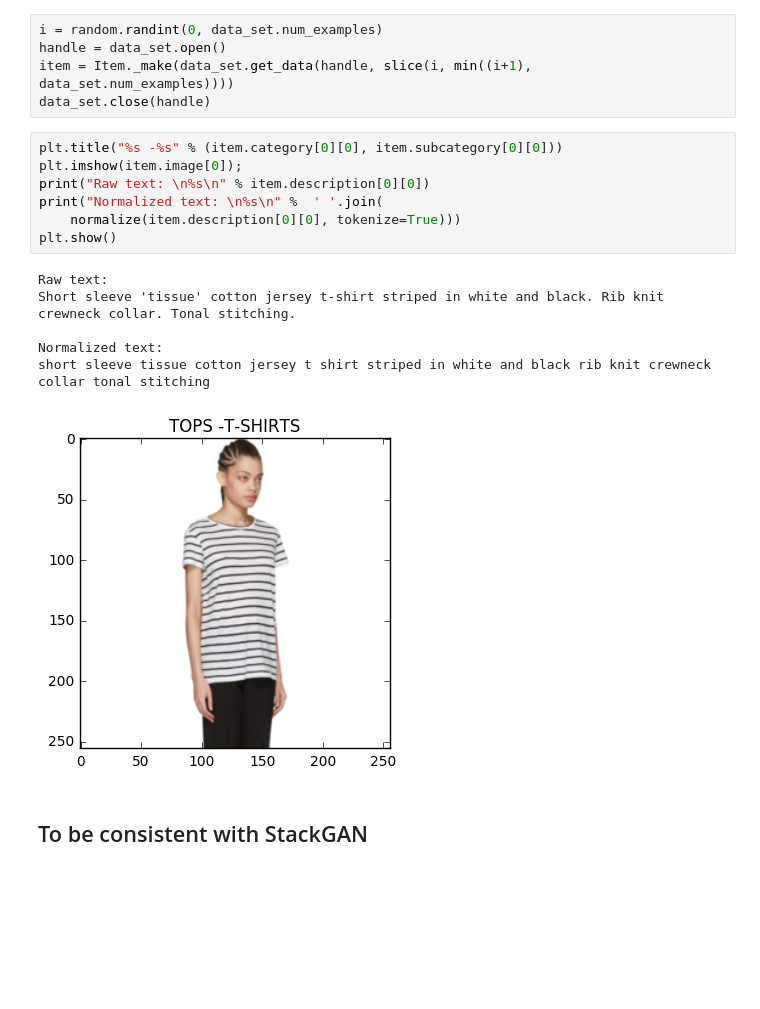
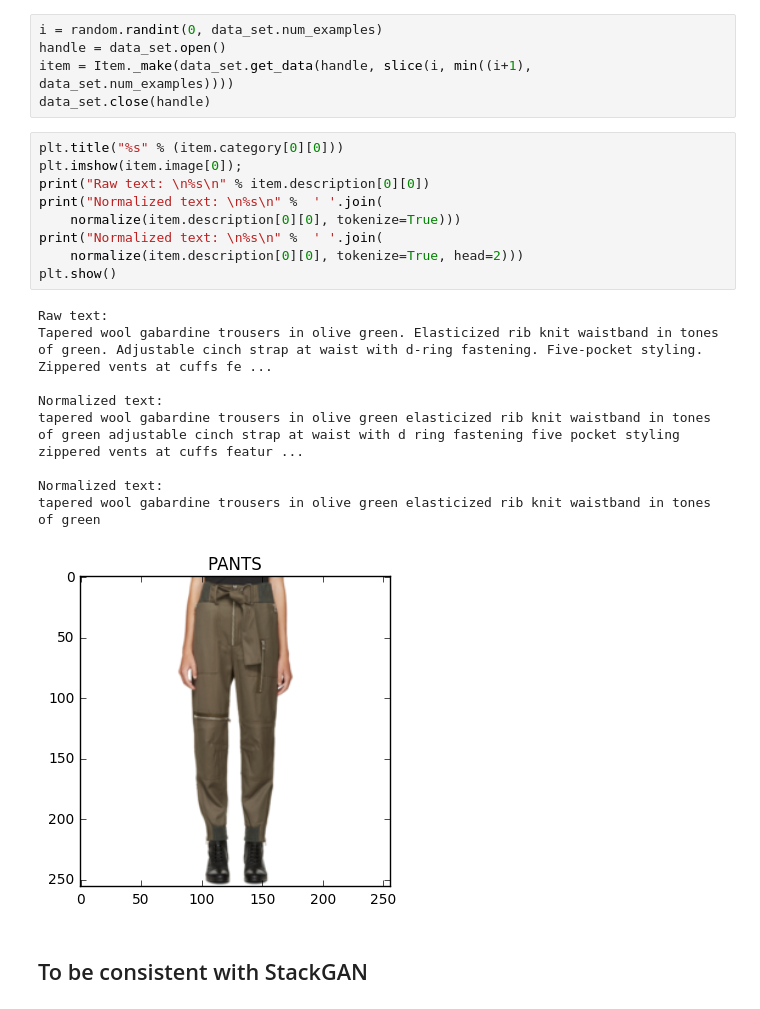
Before and after one commit to 1o0ko/StackGAN, a Jupyter notebook: notebook/data_exploration.ipynb, the cells around one changed output. Cells and saved outputs as stored; diff of their text form; blank space fills up the shorter version.

```diff
--- a/notebook/data_exploration.ipynb
+++ b/notebook/data_exploration.ipynb
@@ -67,19 +71,24 @@ handle = data_set.open()
 item = Item._make(data_set.get_data(handle, slice(i, min((i+1), data_set.num_examples))))
 data_set.close(handle)
 # %%
-plt.title("%s -%s" % (item.category[0][0], item.subcategory[0][0]))
+plt.title("%s" % (item.category[0][0]))
 plt.imshow(item.image[0]);
 print("Raw text: \n%s\n" % item.description[0][0])
 print("Normalized text: \n%s\n" %  ' '.join(
     normalize(item.description[0][0], tokenize=True)))
+print("Normalized text: \n%s\n" %  ' '.join(
+    normalize(item.description[0][0], tokenize=True, head=2)))
 plt.show()
 # %% [output]
 Raw text:
-Short sleeve 'tissue' cotton jersey t-shirt striped in white and black. Rib knit crewneck collar. Tonal stitching.
+Tapered wool gabardine trousers in olive green. Elasticized rib knit waistband in tones of green. Adjustable cinch strap at waist with d-ring fastening. Five-pocket styling. Zippered vents at cuffs fe ...
 
 Normalized text:
-short sleeve tissue cotton jersey t shirt striped in white and black rib knit crewneck collar tonal stitching
+tapered wool gabardine trousers in olive green elasticized rib knit waistband in tones of green adjustable cinch strap at waist with d ring fastening five pocket styling zippered vents at cuffs featur ...
+
+Normalized text:
+tapered wool gabardine trousers in olive green elasticized rib knit waistband in tones of green
-[figure, old version]
+[figure, new version]
 # %% [markdown]
 ## To be consistent with StackGAN
 # %%
```
Also changed, not shown: parts of 6 cells of this notebook, 3 other files.
